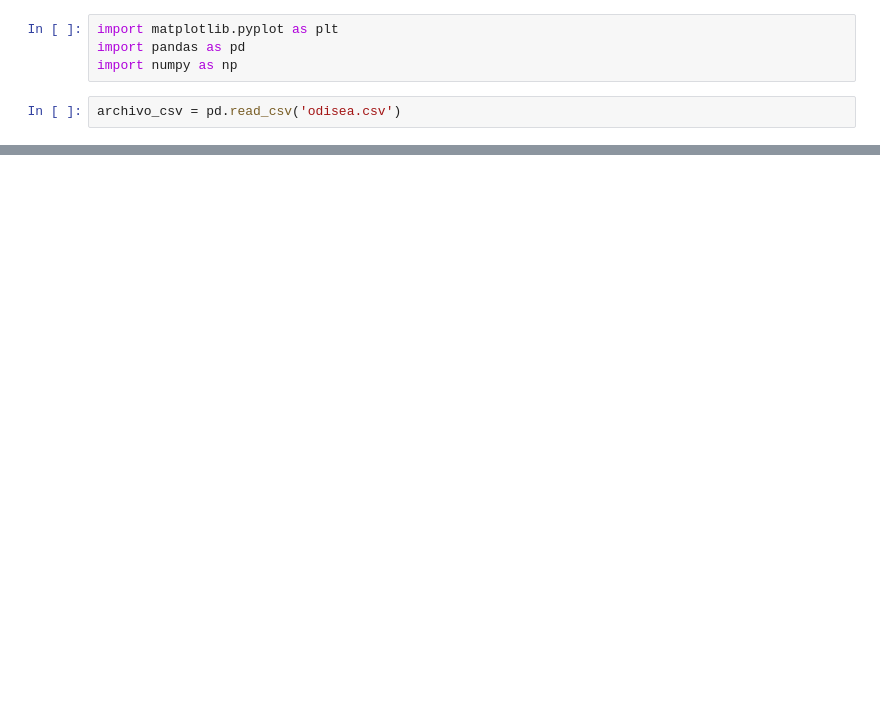
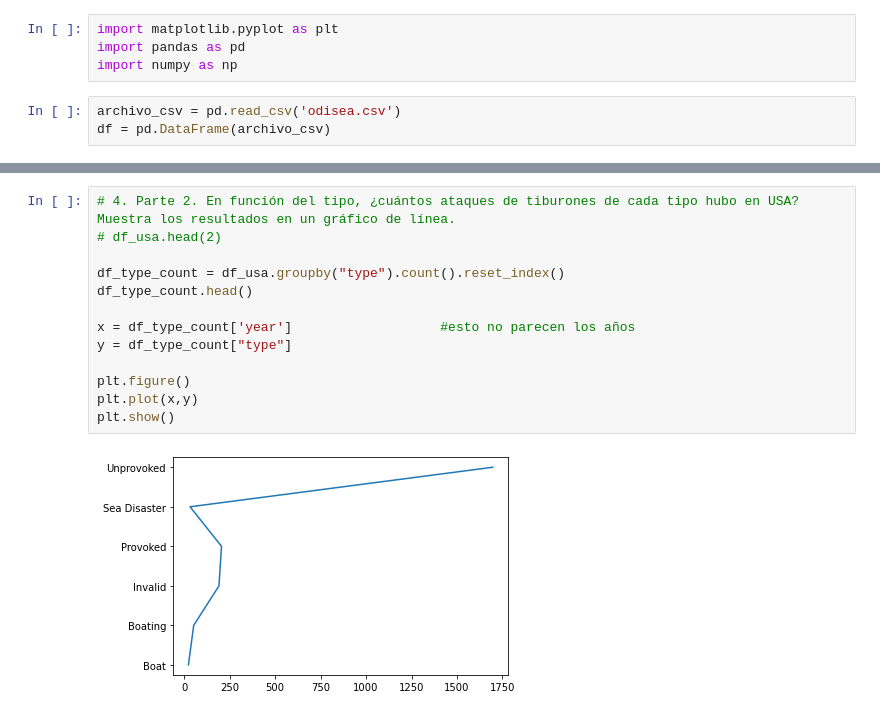
Before and after one commit to Adalab/DA-promo-A-module-2-pairprog-1-pair-2-Laura-Almudena, a Jupyter notebook: Pair_1-visualizacion.ipynb, the cells around one changed output, grey strips where cells are left out. Drawn from its saved outputs; the diff is of its cells as text; blank space fills up the shorter version.

```diff
--- a/Pair_1-visualizacion.ipynb
+++ b/Pair_1-visualizacion.ipynb
@@ -4,4 +4,5 @@ import pandas as pd
 import numpy as np
 # %%
 archivo_csv = pd.read_csv('odisea.csv')
+df = pd.DataFrame(archivo_csv)
 # %%
@@ -48,0 +148,15 @@ plt.show()
+# %%
+# 4. Parte 2. En función del tipo, ¿cuántos ataques de tiburones de cada tipo hubo en USA? Muestra los resultados en un gráfico de línea.
+# df_usa.head(2)
+
+df_type_count = df_usa.groupby("type").count().reset_index()
+df_type_count.head()
+
+x = df_type_count['year']                   #esto no parecen los años
+y = df_type_count["type"]
+
+plt.figure()
+plt.plot(x,y)
+plt.show()
+# %% [output]
+[figure, added]
```
Also changed, not shown: parts of 20 cells of this notebook.
